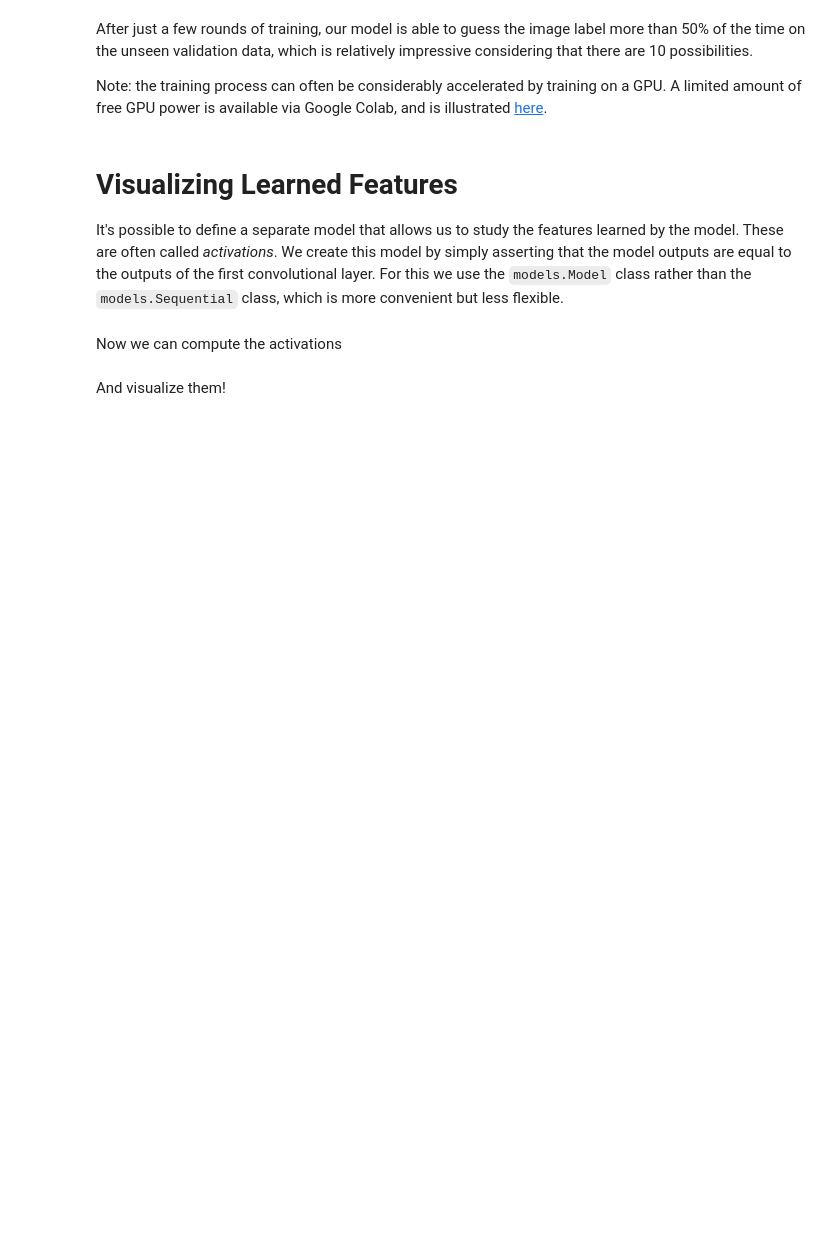
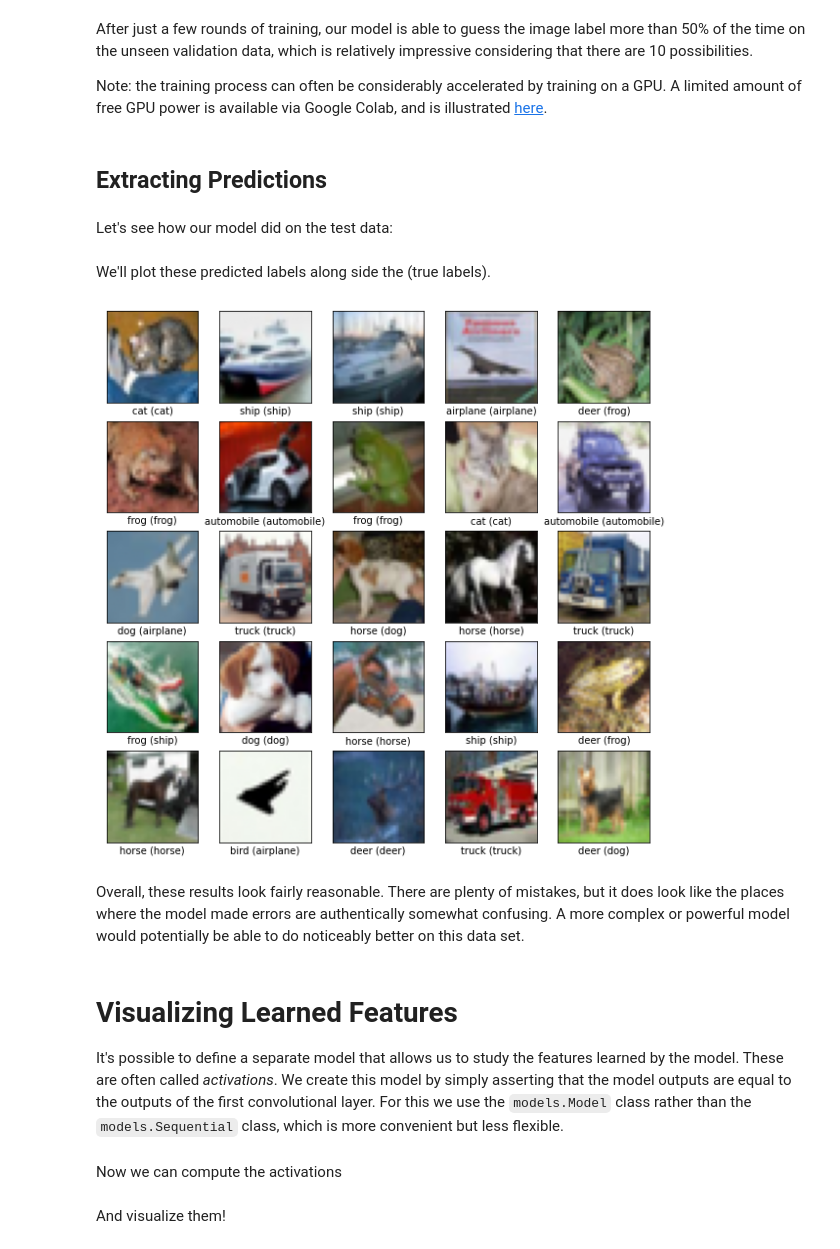
Before and after one commit to PhilChodrow/PIC16B, a Jupyter notebook: lectures/tf/tf-2.ipynb, the cells around one changed output. Saved outputs shown, nothing was run; the diff lists cells and outputs as text; code cells hidden in the pictures; blank space fills up the shorter version.

```diff
--- a/lectures/tf/tf-2.ipynb
+++ b/lectures/tf/tf-2.ipynb
@@ -212,6 +212,29 @@ plt.legend()
 After just a few rounds of training, our model is able to guess the image label more than 50% of the time on the unseen validation data, which is relatively impressive considering that there are 10 possibilities.
 
 Note: the training process can often be considerably accelerated by training on a GPU. A limited amount of free GPU power is available via Google Colab, and is illustrated [here](https://colab.research.google.com/notebooks/gpu.ipynb).
+# %% [markdown]
+## Extracting Predictions
+# %% [markdown]
+Let's see how our model did on the test data:
+# %%
+y_pred = model.predict(test_images)
+labels_pred = y_pred.argmax(axis = 1)
+# %% [markdown]
+We'll plot these predicted labels along side the (true labels).
+# %%
+plt.figure(figsize=(10,10))
+for i in range(25):
+    plt.subplot(5,5,i+1)
+    plt.xticks([])
+    plt.yticks([])
+    plt.grid(False)
+    plt.imshow(test_images[i])
+    plt.xlabel(class_names[labels_pred[i]] + f" ({class_names[test_labels[i][0]]})")
+plt.show()
+# %% [output]
+[figure, added]
+# %% [markdown]
+Overall, these results look fairly reasonable. There are plenty of mistakes, but it does look like the places where the model made errors are authentically somewhat confusing. A more complex or powerful model would potentially be able to do noticeably better on this data set.
 # %% [markdown]
 # Visualizing Learned Features
 
```
Also changed, not shown: parts of 6 cells of this notebook, 1 other file.
